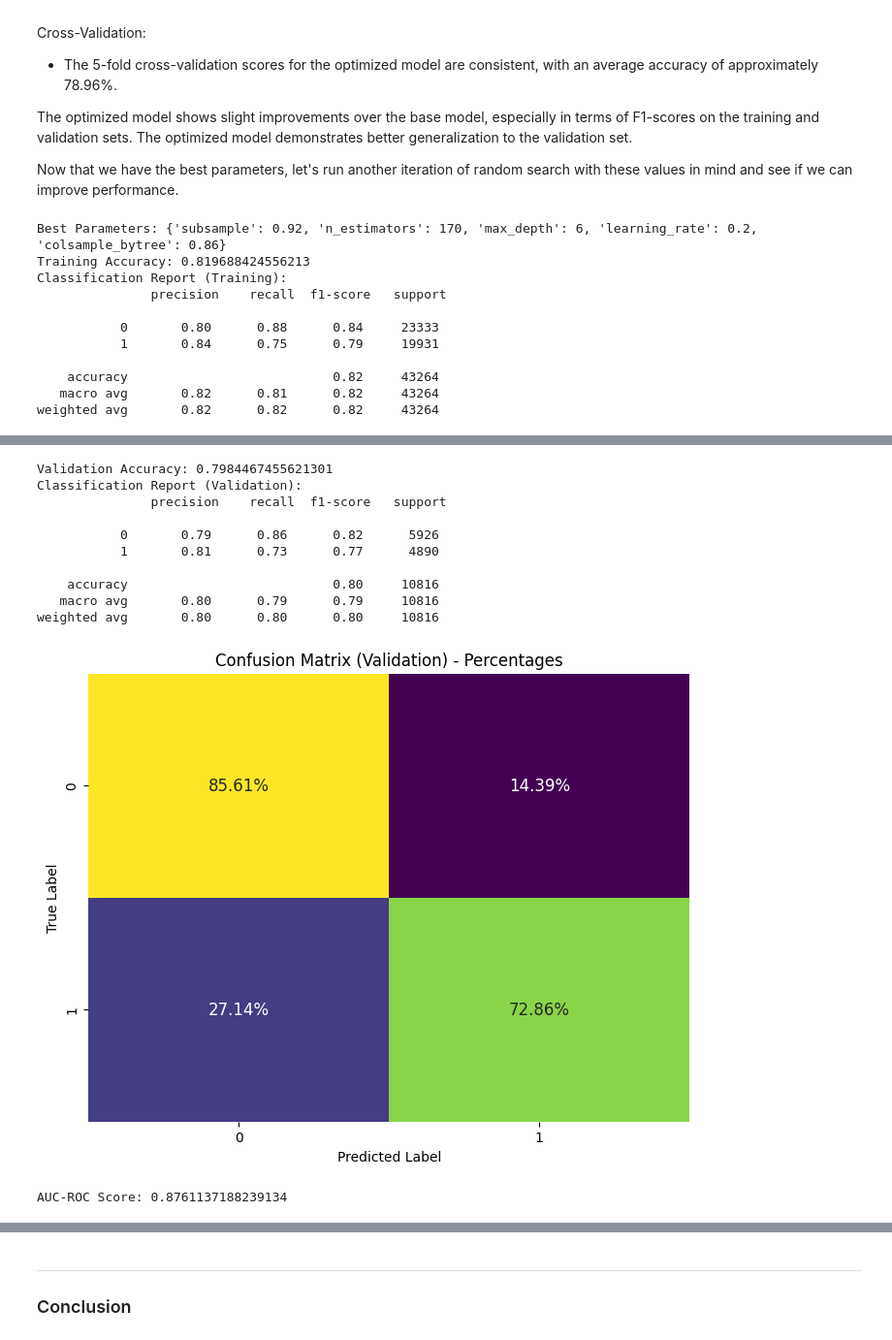
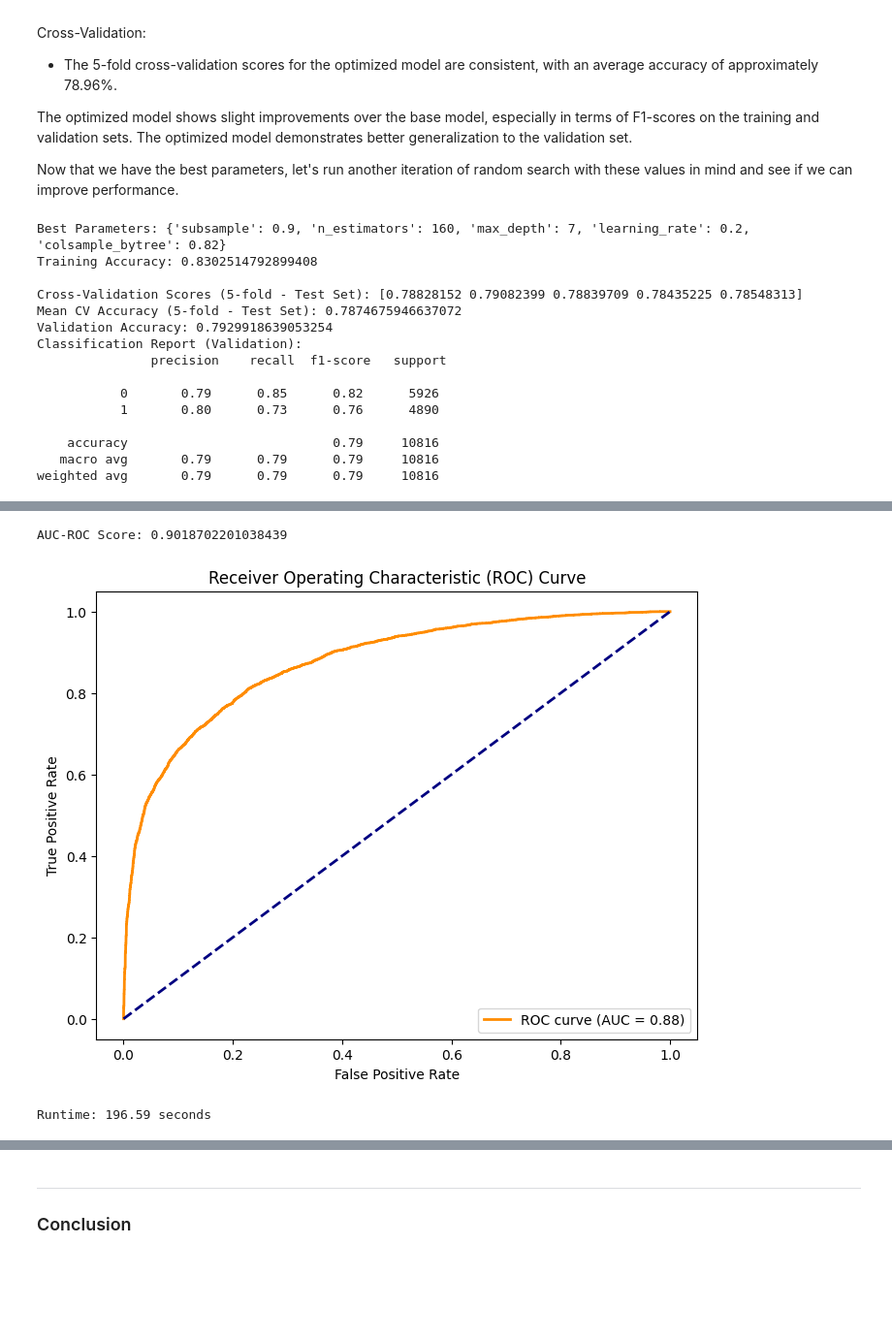
Before and after one commit to lo-klkl/BSTN_Capstone-Diab, a Jupyter notebook: Notebooks/Pt4-Modelling-Pt2.ipynb, the cells around one changed output, grey strips where cells are left out. Shown at 97% size. Cells and saved outputs as stored; diff of their text form; code cells hidden in the pictures; blank space fills up the shorter version.

```diff
--- a/Notebooks/Pt4-Modelling-Pt2.ipynb
+++ b/Notebooks/Pt4-Modelling-Pt2.ipynb
@@ -817,7 +812,7 @@ start_time = time.time()
 X_train, X_valid, y_train, y_valid = train_test_split(X_train, y_train, test_size=0.2, random_state=42)
 
 # Define the model
-xgb_model = xgb.XGBClassifier(objective='binary:logistic', random_state=42)
+nxgb_model = xgb.XGBClassifier(objective='binary:logistic', random_state=42)
 
 # Define a parameter distribution for RandomizedSearchCV
 param_dist = {
@@ -828,8 +823,11 @@ param_dist = {
     'colsample_bytree': [0.8, 0.82, 0.84, 0.86, 0.88, 0.9]
 }
 
+# Use StratifiedKFold for cross-validation with stratified sampling on the test set
+stratified_cv_test = StratifiedKFold(n_splits=5, shuffle=True, random_state=42)
+
 # Use RandomizedSearchCV for a more efficient search
-random_search = RandomizedSearchCV(xgb_model, param_distributions=param_dist, n_iter=50, cv=5, scoring='accuracy', n_jobs=-1, random_state=42)
+random_search = RandomizedSearchCV(nxgb_model, param_distributions=param_dist, n_iter=50, cv=stratified_cv_test, scoring='accuracy', n_jobs=-1, random_state=42)
 random_search.fit(X_train, y_train)
 
 # Record time
@@ -839,38 +837,25 @@ end_time = time.time()
 print('Best Parameters:', random_search.best_params_)
 
 # Get the best model from the random search
-best_xgb_model = random_search.best_estimator_
+nbest_xgb_model = random_search.best_estimator_
 
 # Make predictions on the validation set
-y_pred_valid = best_xgb_model.predict(X_valid)
+y_pred_valid = nbest_xgb_model.predict(X_valid)
 
 # Make predictions on the training set
-y_pred_train = best_xgb_model.predict(X_train)
+y_pred_train = nbest_xgb_model.predict(X_train)
 
-# Perform 5-fold cross-validation on the training set
-cv_scores = cross_val_score(best_xgb_model, X_train, y_train, cv=5, scoring='accuracy')
-mean_cv_accuracy = np.mean(cv_scores)
+# Perform 5-fold cross-validation on the test set
+cv_scores_test = cross_val_score(nbest_xgb_model, X_train, y_train, cv=stratified_cv_test, scoring='accuracy')
+mean_cv_accuracy_test = np.mean(cv_scores_test)
 
 # Accuracy for the training set
 accuracy_train = accuracy_score(y_train, y_pred_train)
 print('Training Accuracy:', accuracy_train)
 
-# Classification Report for the training set
-print('Classification Report (Training):\n', classification_report(y_train, y_pred_train))
-
-# Confusion Matrix for the training set
-conf_matrix_train = confusion_matrix(y_train, y_pred_train)
-
-# Calculate percentages for the confusion matrix
-conf_matrix_percent_train = conf_matrix_train / conf_matrix_train.sum(axis=1)[:, np.newaxis]
-
-# Create a heatmap with the percentages for the training set
-plt.figure(figsize=(8, 6))
-sns.heatmap(conf_matrix_percent_train, annot=True, fmt='.2%', cmap='viridis', cbar=False, annot_kws={'size': 12})
-plt.title('Confusion Matrix (Training) - Percentages')
-plt.xlabel('Predicted Label')
-plt.ylabel('True Label')
-plt.show()
+# Display cross-validation results
+print('\nCross-Validation Scores (5-fold - Test Set):', cv_scores_test)
+print('Mean CV Accuracy (5-fold - Test Set):', mean_cv_accuracy_test)
 
 # Accuracy for the validation set
 accuracy_valid = accuracy_score(y_valid, y_pred_valid)
@@ -898,7 +883,7 @@ roc_auc = roc_auc_score(y_valid, best_xgb_model.predict_proba(X_valid)[:, 1])
 print('AUC-ROC Score:', roc_auc)
 
 # ROC Curve
-fpr, tpr, thresholds = roc_curve(y_valid, best_xgb_model.predict_proba(X_valid)[:, 1])
+fpr, tpr, thresholds = roc_curve(y_valid, nbest_xgb_model.predict_proba(X_valid)[:, 1])
 roc_auc_curve = auc(fpr, tpr)
 
 plt.figure(figsize=(8, 6))
@@ -910,22 +895,22 @@ plt.title('Receiver Operating Characteristic (ROC) Curve')
 plt.legend(loc='lower right')
 plt.show()
 
-# Display cross-validation results
-print('\nCross-Validation Scores (5-fold):', cv_scores)
-print('Mean CV Accuracy (5-fold):', mean_cv_accuracy)
-
 # Calculate runtime
 runtime = end_time - start_time
 print('Runtime: {:.2f} seconds'.format(runtime))
 # %% [output]
-Best Parameters: {'subsample': 0.92, 'n_estimators': 170, 'max_depth': 6, 'learning_rate': 0.2, 'colsample_bytree': 0.86}
-Training Accuracy: 0.819688424556213
-Classification Report (Training):
+Best Parameters: {'subsample': 0.9, 'n_estimators': 160, 'max_depth': 7, 'learning_rate': 0.2, 'colsample_bytree': 0.82}
+Training Accuracy: 0.8302514792899408
+
+Cross-Validation Scores (5-fold - Test Set): [0.78828152 0.79082399 0.78839709 0.78435225 0.78548313]
+Mean CV Accuracy (5-fold - Test Set): 0.7874675946637072
+Validation Accuracy: 0.7929918639053254
+Classification Report (Validation):
                precision    recall  f1-score   support
 
-           0       0.80      0.88      0.84     23333
-           1       0.84      0.75      0.79     19931
+           0       0.79      0.85      0.82      5926
+           1       0.80      0.73      0.76      4890
 
-    accuracy                           0.82     43264
-   macro avg       0.82      0.81      0.82     43264
-weighted avg       0.82      0.82      0.82     43264
+    accuracy                           0.79     10816
+   macro avg       0.79      0.79      0.79     10816
+weighted avg       0.79      0.79      0.79     10816
@@ -933,12 +918,3 @@ weighted avg       0.82      0.82      0.82     43264
-Validation Accuracy: 0.7984467455621301
-Classification Report (Validation):
-               precision    recall  f1-score   support
-
-           0       0.79      0.86      0.82      5926
-           1       0.81      0.73      0.77      4890
-
-    accuracy                           0.80     10816
-   macro avg       0.80      0.79      0.79     10816
-weighted avg       0.80      0.80      0.80     10816
+AUC-ROC Score: 0.9018702201038439
-[figure, old version]
+[figure, new version]
-AUC-ROC Score: 0.8761137188239134
+Runtime: 196.59 seconds
```
Also changed, not shown: parts of 15 cells of this notebook, 4 other files.
